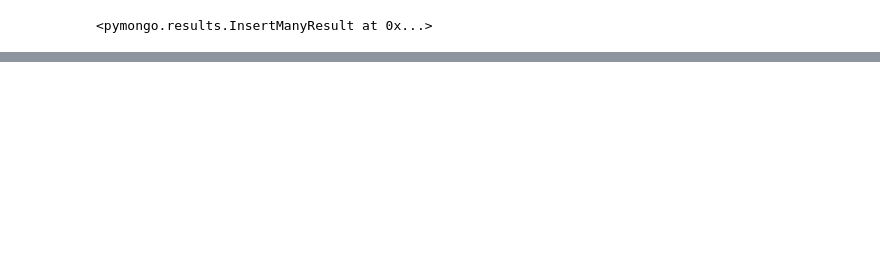
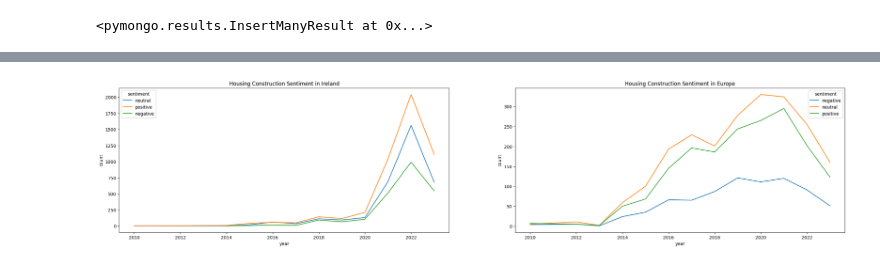
Before and after one commit to sbs23010/msc-da-sem1-ca2, a Jupyter notebook: sentiment-analysis.ipynb, the cells around one changed output, grey strips where cells are left out. Cells and saved outputs as stored; diff of their text form; code cells hidden in the pictures; blank space fills up the shorter version.

```diff
--- a/sentiment-analysis.ipynb
+++ b/sentiment-analysis.ipynb
@@ -504,0 +421,11 @@ document_scores[0]
+# %%
+# Creating MongoDB client and connection
+client = pymongo.MongoClient("mongodb://localhost:27017")
+db = client["ca2"]
+# Collection
+irish_coll = db['irish_housing_construction']
+european_coll = db['european_housing_construction']
+# %%
+# Creating DFs from MongoDB collection
+irish_df = pd.DataFrame(list(irish_coll.find()))
+european_df = pd.DataFrame(list(european_coll.find()))
@@ -504,0 +450,4 @@ document_scores[0]
+# %%
+# Concat the Irish and European DFs, sort by the creation time and reset index to start from 0
+reddit_sentiment_df = pd.concat([irish_df, european_df]).sort_values(by=['created_utc']).reset_index(drop=True)
+reddit_sentiment_df.head()
@@ -504,0 +461,20 @@ document_scores[0]
+# %%
+# Selecting rows that have common sentiment for Vader and Textblob
+reddit_common_sentiment_df = reddit_sentiment_df[reddit_sentiment_df['vader_prediction'] == reddit_sentiment_df['textblob_sentiment']].copy()
+
+# Rename column
+reddit_common_sentiment_df.rename(columns={"vader_prediction": "sentiment"}, inplace=True)
+
+# Add columns year and month
+reddit_common_sentiment_df['year'] = reddit_common_sentiment_df['created_utc'].dt.year
+reddit_common_sentiment_df['month'] = reddit_common_sentiment_df['created_utc'].dt.month.astype('str')
+reddit_common_sentiment_df['day'] = reddit_common_sentiment_df['created_utc'].dt.day.astype('str')
+# %%
+grouped_reddit_df = reddit_common_sentiment_df.groupby(['year', 'subreddit', 'sentiment']).size().reset_index(name="count")
+
+# Plot the line charts for Irish and European datasets
+fig, (ax1, ax2) = plt.subplots(1,2, sharex=True, figsize=(30,6))
+sns.lineplot(data=grouped_reddit_df[grouped_reddit_df['subreddit']=='ireland'], x='year', y='count', hue='sentiment', ax=ax1).set(title="Housing Construction Sentiment in Ireland");
+sns.lineplot(data=grouped_reddit_df[grouped_reddit_df['subreddit']=='europe'], x='year', y='count', hue='sentiment', ax=ax2).set(title="Housing Construction Sentiment in Europe");
+# %% [output]
+[figure, added]
```
Also changed, not shown: parts of 72 cells of this notebook.
